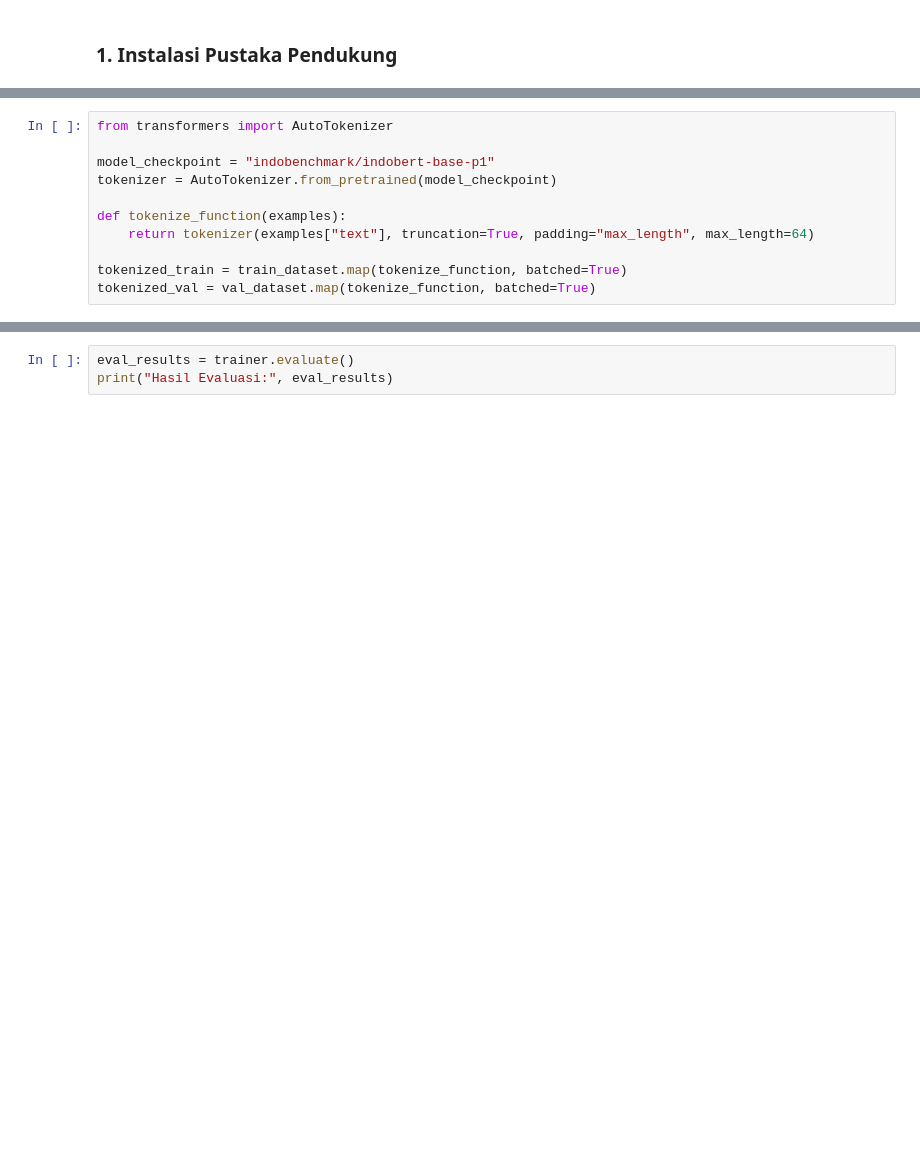
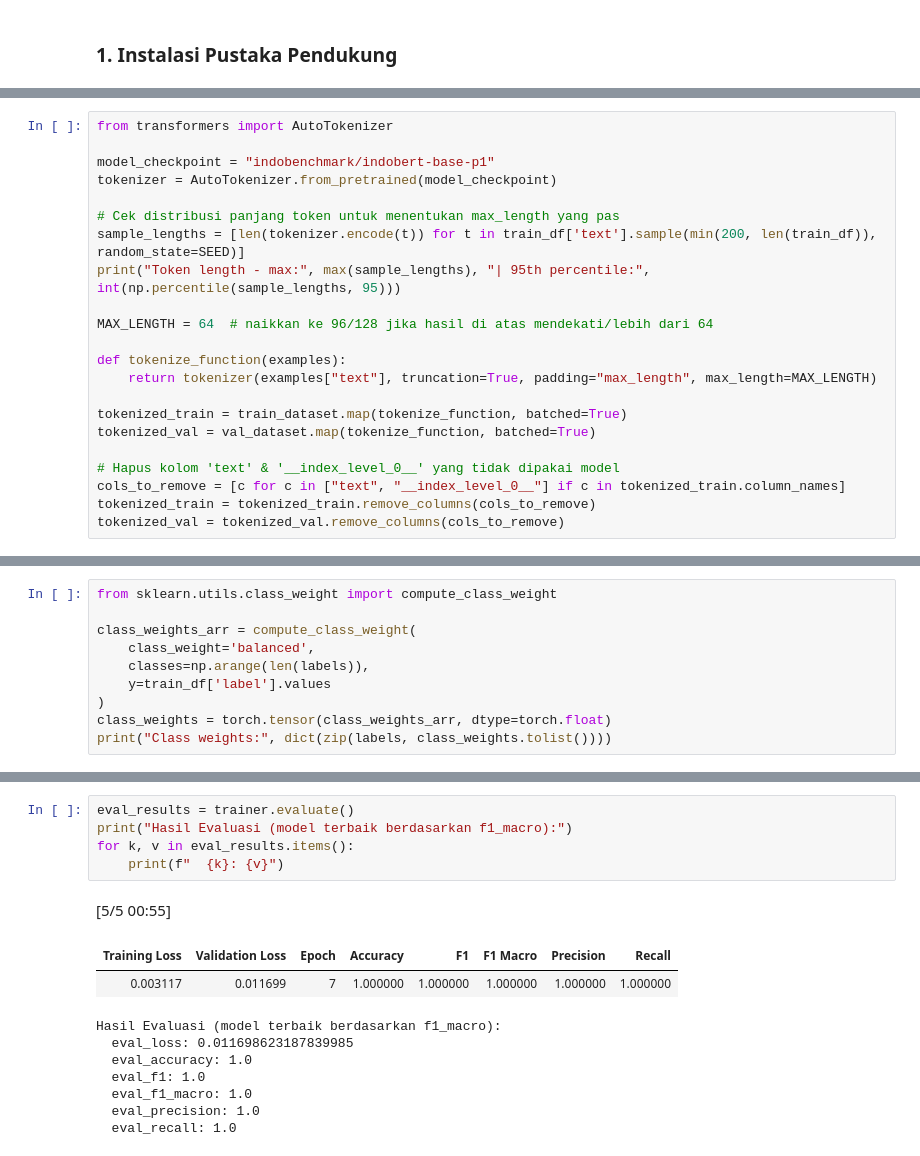
Before and after one commit to naemaaa/Matchaa, a Jupyter notebook: ats_model_app/train_indobert.ipynb, the cells around one changed output, grey strips where cells are left out. Drawn from its saved outputs; the diff is of its cells as text; blank space fills up the shorter version.

```diff
--- a/ats_model_app/train_indobert.ipynb
+++ b/ats_model_app/train_indobert.ipynb
@@ -51,8 +137,19 @@ from transformers import AutoTokenizer
 model_checkpoint = "indobenchmark/indobert-base-p1"
 tokenizer = AutoTokenizer.from_pretrained(model_checkpoint)
 
+# Cek distribusi panjang token untuk menentukan max_length yang pas
+sample_lengths = [len(tokenizer.encode(t)) for t in train_df['text'].sample(min(200, len(train_df)), random_state=SEED)]
+print("Token length - max:", max(sample_lengths), "| 95th percentile:", int(np.percentile(sample_lengths, 95)))
+
+MAX_LENGTH = 64  # naikkan ke 96/128 jika hasil di atas mendekati/lebih dari 64
+
 def tokenize_function(examples):
-    return tokenizer(examples["text"], truncation=True, padding="max_length", max_length=64)
+    return tokenizer(examples["text"], truncation=True, padding="max_length", max_length=MAX_LENGTH)
 
 tokenized_train = train_dataset.map(tokenize_function, batched=True)
 tokenized_val = val_dataset.map(tokenize_function, batched=True)
+
+# Hapus kolom 'text' & '__index_level_0__' yang tidak dipakai model
+cols_to_remove = [c for c in ["text", "__index_level_0__"] if c in tokenized_train.column_names]
+tokenized_train = tokenized_train.remove_columns(cols_to_remove)
+tokenized_val = tokenized_val.remove_columns(cols_to_remove)
@@ -69,0 +190,10 @@ model = AutoModelForSequenceClassification.from_pretrained(
+# %%
+from sklearn.utils.class_weight import compute_class_weight
+
+class_weights_arr = compute_class_weight(
+    class_weight='balanced',
+    classes=np.arange(len(labels)),
+    y=train_df['label'].values
+)
+class_weights = torch.tensor(class_weights_arr, dtype=torch.float)
+print("Class weights:", dict(zip(labels, class_weights.tolist())))
@@ -114,3 +292,16 @@ trainer.train()
 # %%
 eval_results = trainer.evaluate()
-print("Hasil Evaluasi:", eval_results)
+print("Hasil Evaluasi (model terbaik berdasarkan f1_macro):")
+for k, v in eval_results.items():
+    print(f"  {k}: {v}")
+# %% [output]
+[5/5 00:55]
+| Training Loss | Validation Loss | Epoch | Accuracy | F1 | F1 Macro | Precision | Recall |
+| 0.003117 | 0.011699 | 7 | 1.000000 | 1.000000 | 1.000000 | 1.000000 | 1.000000 |
+Hasil Evaluasi (model terbaik berdasarkan f1_macro):
+  eval_loss: 0.011698623187839985
+  eval_accuracy: 1.0
+  eval_f1: 1.0
+  eval_f1_macro: 1.0
+  eval_precision: 1.0
+  eval_recall: 1.0
```
Also changed, not shown: parts of 35 cells of this notebook, 3 other files.
